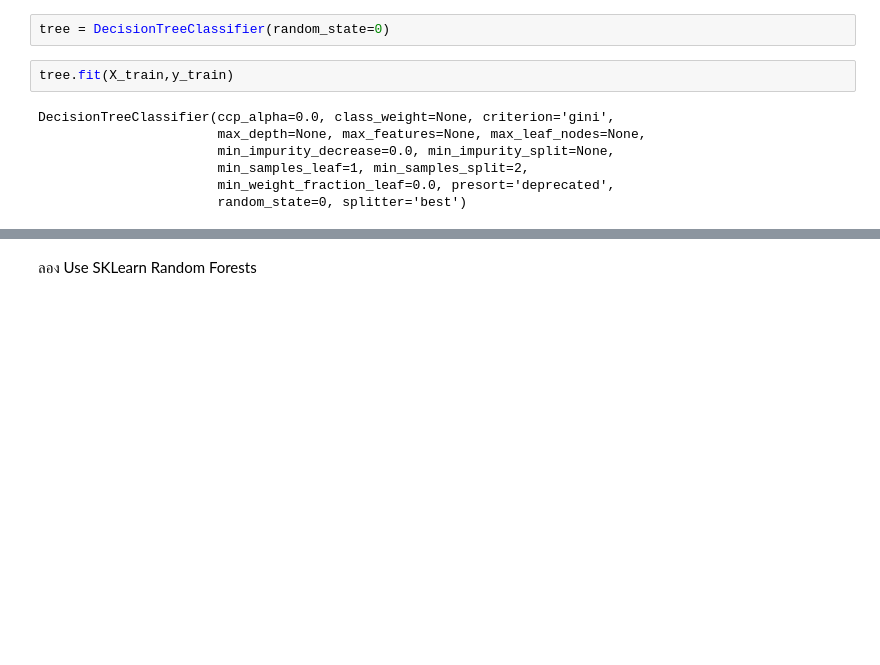
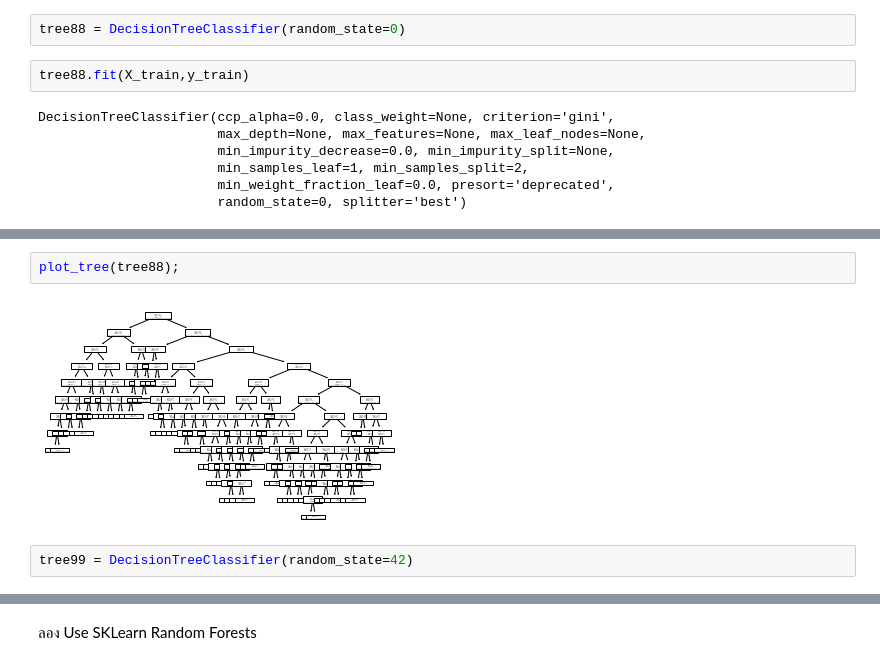
Before and after one commit to 623020514-5/DWDM21, a Jupyter notebook: Chapter7_Classification_(Decision_Tree).ipynb, the cells around one changed output, grey strips where cells are left out. Drawn from its saved outputs; the diff is of its cells as text; blank space fills up the shorter version.

```diff
--- a/Chapter7_Classification_(Decision_Tree).ipynb
+++ b/Chapter7_Classification_(Decision_Tree).ipynb
@@ -271,7 +340,7 @@ from sklearn.tree import DecisionTreeClassifier
 # %%
-tree = DecisionTreeClassifier(random_state=0)
+tree88 = DecisionTreeClassifier(random_state=0)
 # %%
-tree.fit(X_train,y_train)
+tree88.fit(X_train,y_train)
 # %% [output]
 DecisionTreeClassifier(ccp_alpha=0.0, class_weight=None, criterion='gini',
                        max_depth=None, max_features=None, max_leaf_nodes=None,
@@ -284,2 +353,8 @@ tree.score(X_test,y_test)
 # %% [output]
 0.8498331479421579
+# %%
+plot_tree(tree88);
+# %% [output]
+[figure, added]
+# %%
+tree99 = DecisionTreeClassifier(random_state=42)
```
Also changed, not shown: parts of 27 cells of this notebook.
